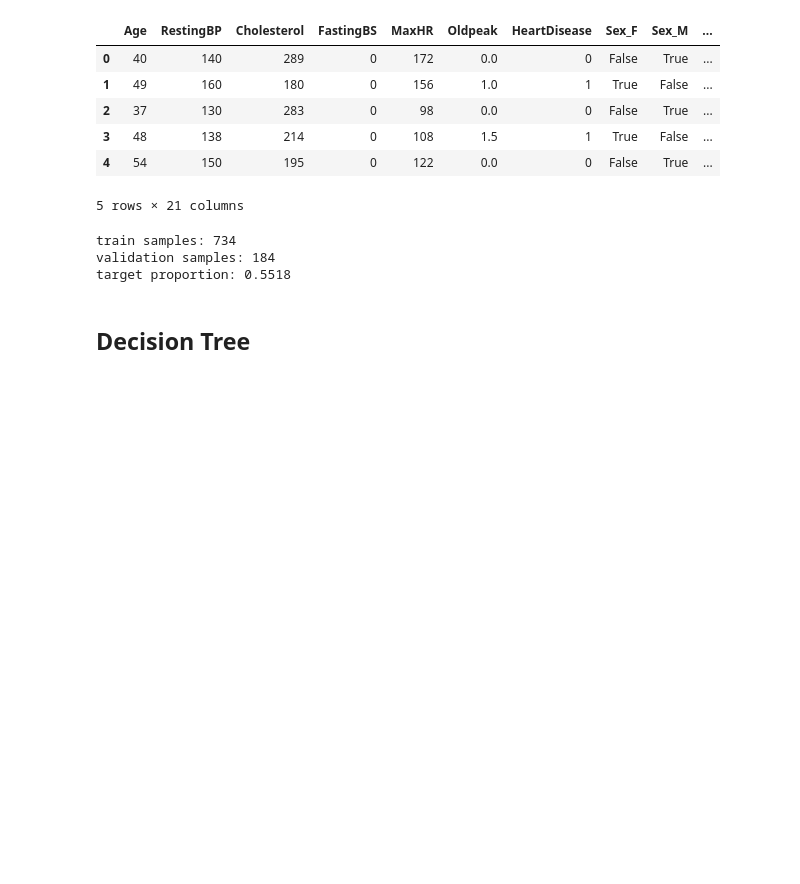
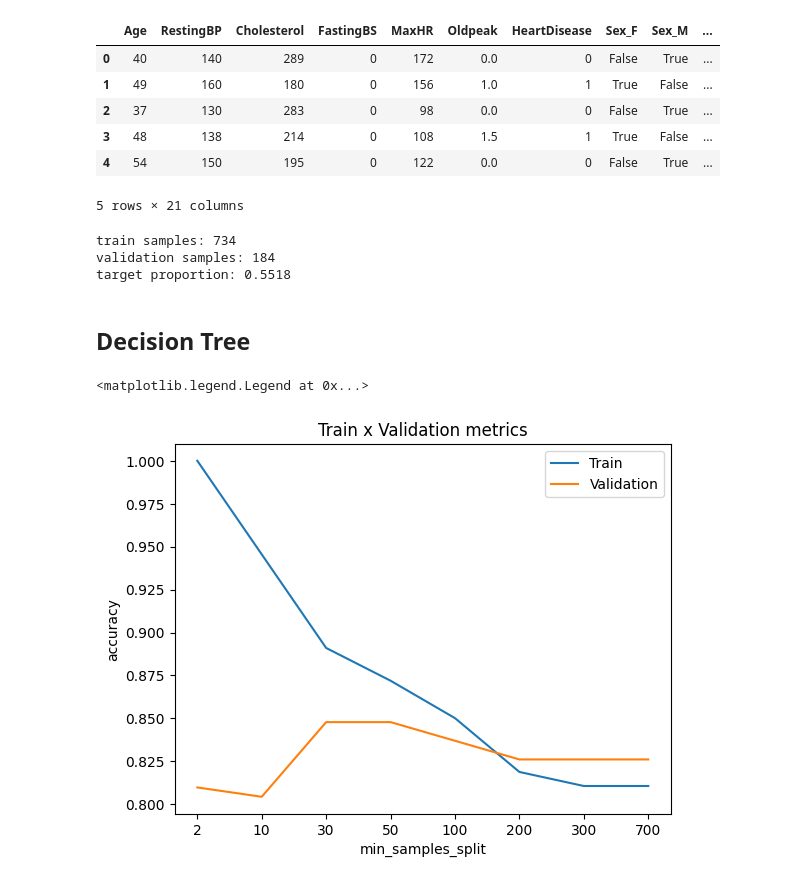
Before and after one commit to TylerWortley/machine-learning-practice, a Jupyter notebook: Advanced-Learning-Algorithms/decision_trees.ipynb, the cells around one changed output. Saved outputs shown, nothing was run; the diff lists cells and outputs as text; code cells hidden in the pictures; blank space fills up the shorter version.

Commit message:
Created Decision Tree and Optimized Hyperparameters
Created decision tree for heart dataset, optimized minimum sample split and maximum depth hyperparameters

```diff
--- a/Advanced-Learning-Algorithms/decision_trees.ipynb
+++ b/Advanced-Learning-Algorithms/decision_trees.ipynb
@@ -199,0 +196,33 @@ max_depth_list = [1, 2, 3, 4, 8, 16, 32, 64, None]
+# %%
+# Decision Tree
+min_samples_split_list = [2, 10, 30, 50, 100, 200, 300, 700]
+
+# Experimenting with minimum samples in each split
+accuracy_list_train = []
+accuracy_list_val = []
+
+for min_samples_split in min_samples_split_list:
+    model = DecisionTreeClassifier(min_samples_split = min_samples_split, random_state = RANDOM_STATE)
+    model.fit(X_train, y_train)
+
+    predictions_train = model.predict(X_train)
+    accuracy_train = accuracy_score(predictions_train, y_train)
+    accuracy_list_train.append(accuracy_train)
+
+    predictions_val = model.predict(X_val)
+    accuracy_val = accuracy_score(predictions_val, y_val)
+    accuracy_list_val.append(accuracy_val)
+
+
+plt.title('Train x Validation metrics')
+plt.xlabel('min_samples_split')
+plt.ylabel('accuracy')
+plt.xticks(ticks = range(len(min_samples_split_list )),labels=min_samples_split_list)
+plt.plot(accuracy_list_train)
+plt.plot(accuracy_list_val)
+plt.legend(['Train','Validation'])
+
+# best split appears to be 50
+# %% [output]
+<matplotlib.legend.Legend at 0x...>
+[figure, added]
```
Also changed, not shown: parts of 3 cells of this notebook.
